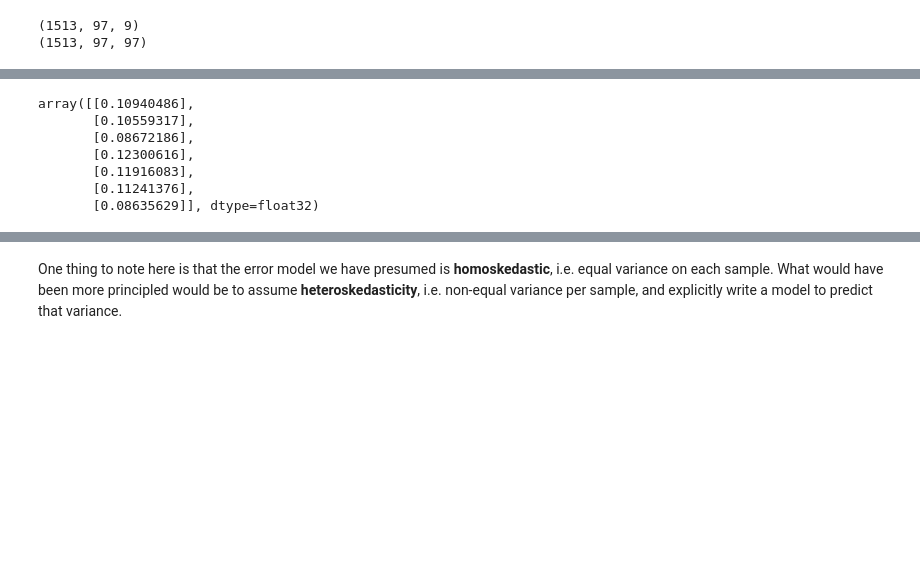
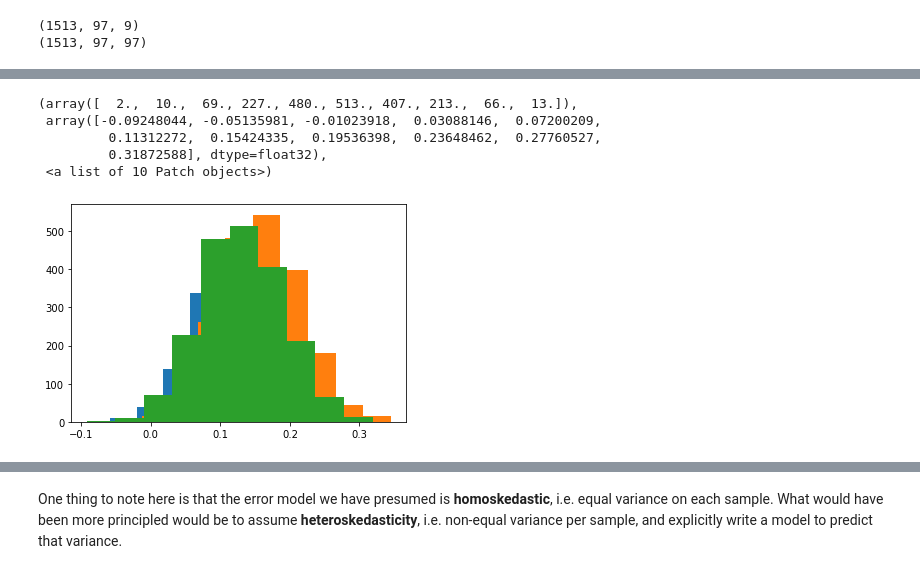
Before and after one commit to ericmjl/fundl, a Jupyter notebook: examples/moleculenet/bayesian-graph-neural-net.ipynb, the cells around one changed output, grey strips where cells are left out. Cells and saved outputs as stored; diff of their text form; code cells hidden in the pictures; blank space fills up the shorter version.

```diff
--- a/examples/moleculenet/bayesian-graph-neural-net.ipynb
+++ b/examples/moleculenet/bayesian-graph-neural-net.ipynb
@@ -133,13 +132,14 @@ plt.yscale("log")
-# %%
-trace["dense2_w"].mean(axis=0)
-# %% [output]
-array([[0.10940486],
-       [0.10559317],
-       [0.08672186],
-       [0.12300616],
-       [0.11916083],
-       [0.11241376],
-       [0.08635629]], dtype=float32)
+# %%
+plt.hist(trace["dense2_w"][:, 0, :])
+plt.hist(trace["dense2_w"][:, 1, :])
+plt.hist(trace["dense2_w"][:, 2, :])#.shape#.mean(axis=0)
+# %% [output]
+(array([  2.,  10.,  69., 227., 480., 513., 407., 213.,  66.,  13.]),
+ array([-0.09248044, -0.05135981, -0.01023918,  0.03088146,  0.07200209,
+         0.11312272,  0.15424335,  0.19536398,  0.23648462,  0.27760527,
+         0.31872588], dtype=float32),
+ <a list of 10 Patch objects>)
+[figure, added]
 # %%
 with model:
     # pm.set_data(new_data={'As': As, 'Fs': Fs, 'Y': y})
```
Also changed, not shown: parts of 17 cells of this notebook, 1 other file.
